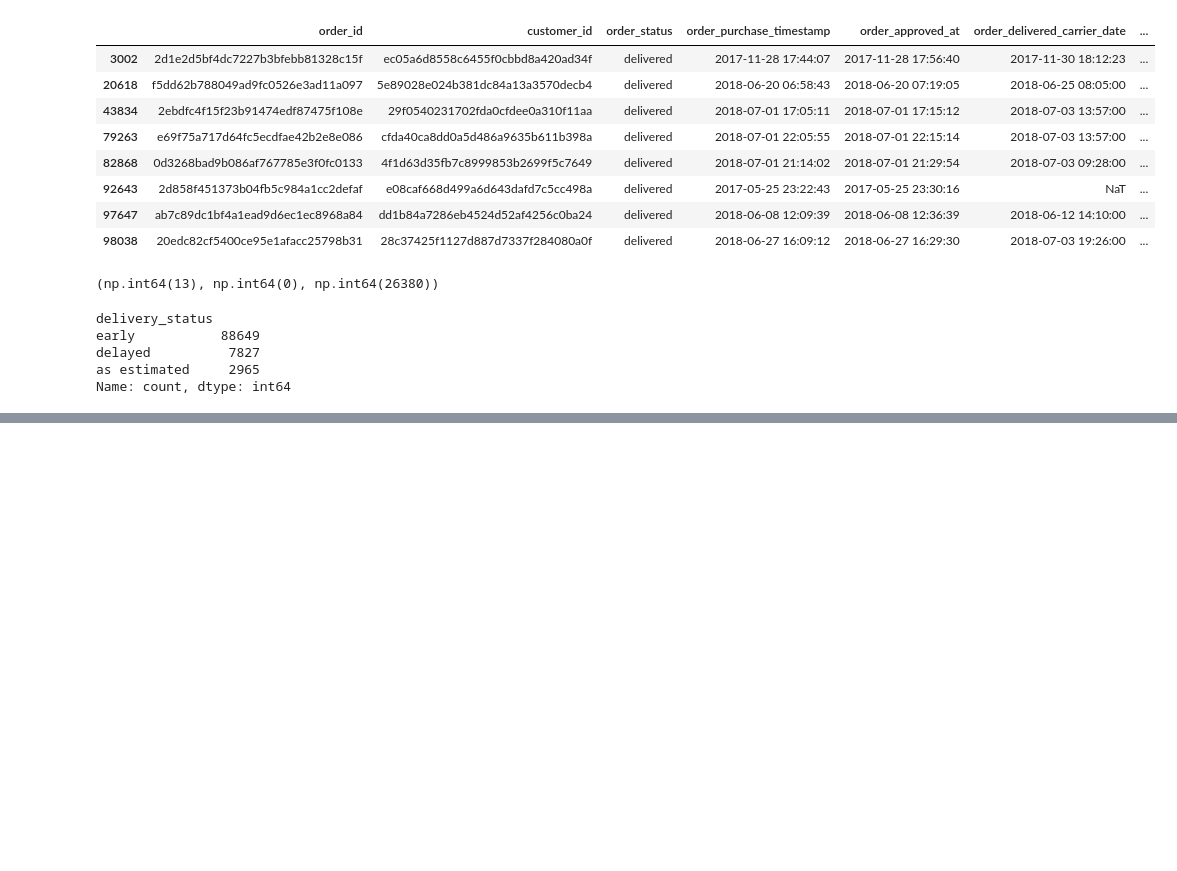
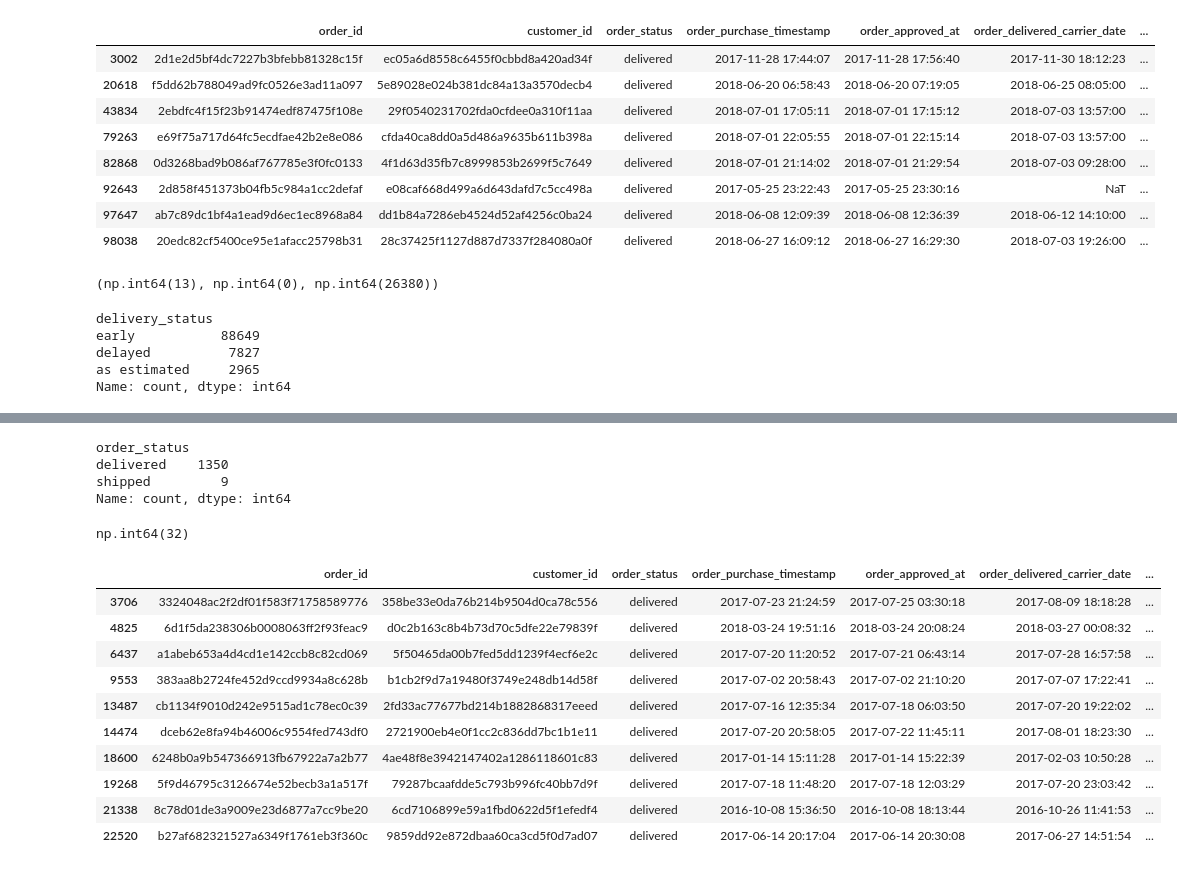
Before and after one commit to racha334/IDS-Data-Science-Internship, a Jupyter notebook: jupyter/03_analyse_orders.ipynb, the cells around one changed output, grey strips where cells are left out. Saved outputs shown, nothing was run; the diff lists cells and outputs as text; code cells hidden in the pictures; blank space fills up the shorter version.

Commit message:
Orders Cleaning 2.0

```diff
--- a/jupyter/03_analyse_orders.ipynb
+++ b/jupyter/03_analyse_orders.ipynb
@@ -225,0 +230,2 @@ Name: count, dtype: int64
+# %%
+df = df.apply(lambda col: col.str.strip() if col.dtype == "object" else col)
@@ -225,0 +246,4 @@ Name: count, dtype: int64
+# %%
+df["has_approved"] = df["order_approved_at"].notna()
+df["has_carrier_date"] = df["order_delivered_carrier_date"].notna()
+df["has_delivered_date"] = df["order_delivered_customer_date"].notna()
@@ -225,0 +281,28 @@ Name: count, dtype: int64
+# %%
+exp1["order_status"].value_counts()
+# %% [output]
+order_status
+delivered    1350
+shipped         9
+Name: count, dtype: int64
+# %%
+mask2 = df['order_delivered_carrier_date'].notna() & df['order_delivered_customer_date'].notna()
+invalid2 = (df.loc[mask2, 'order_delivered_carrier_date'] >= df.loc[mask2, 'order_delivered_customer_date'])
+invalid2.sum()
+# %% [output]
+np.int64(32)
+# %%
+exp2 = df.loc[mask2].loc[invalid2]
+exp2.head(10)
+# %% [output]
+|  | order_id | customer_id | order_status | order_purchase_timestamp | order_approved_at | order_delivered_carrier_date | ... |
+| 3706 | 3324048ac2f2df01f583f71758589776 | 358be33e0da76b214b9504d0ca78c556 | delivered | 2017-07-23 21:24:59 | 2017-07-25 03:30:18 | 2017-08-09 18:18:28 | ... |
+| 4825 | 6d1f5da238306b0008063ff2f93feac9 | d0c2b163c8b4b73d70c5dfe22e79839f | delivered | 2018-03-24 19:51:16 | 2018-03-24 20:08:24 | 2018-03-27 00:08:32 | ... |
+| 6437 | a1abeb653a4d4cd1e142ccb8c82cd069 | 5f50465da00b7fed5dd1239f4ecf6e2c | delivered | 2017-07-20 11:20:52 | 2017-07-21 06:43:14 | 2017-07-28 16:57:58 | ... |
+| 9553 | 383aa8b2724fe452d9ccd9934a8c628b | b1cb2f9d7a19480f3749e248db14d58f | delivered | 2017-07-02 20:58:43 | 2017-07-02 21:10:20 | 2017-07-07 17:22:41 | ... |
+| 13487 | cb1134f9010d242e9515ad1c78ec0c39 | 2fd33ac77677bd214b1882868317eeed | delivered | 2017-07-16 12:35:34 | 2017-07-18 06:03:50 | 2017-07-20 19:22:02 | ... |
+| 14474 | dceb62e8fa94b46006c9554fed743df0 | 2721900eb4e0f1cc2c836dd7bc1b1e11 | delivered | 2017-07-20 20:58:05 | 2017-07-22 11:45:11 | 2017-08-01 18:23:30 | ... |
+| 18600 | 6248b0a9b547366913fb67922a7a2b77 | 4ae48f8e3942147402a1286118601c83 | delivered | 2017-01-14 15:11:28 | 2017-01-14 15:22:39 | 2017-02-03 10:50:28 | ... |
+| 19268 | 5f9d46795c3126674e52becb3a1a517f | 79287bcaafdde5c793b996fc40bb7d9f | delivered | 2017-07-18 11:48:20 | 2017-07-18 12:03:29 | 2017-07-20 23:03:42 | ... |
+| 21338 | 8c78d01de3a9009e23d6877a7cc9be20 | 6cd7106899e59a1fbd0622d5f1efedf4 | delivered | 2016-10-08 15:36:50 | 2016-10-08 18:13:44 | 2016-10-26 11:41:53 | ... |
+| 22520 | b27af682321527a6349f1761eb3f360c | 9859dd92e872dbaa60ca3cd5f0d7ad07 | delivered | 2017-06-14 20:17:04 | 2017-06-14 20:30:08 | 2017-06-27 14:51:54 | ... |
```
Also changed, not shown: parts of 9 cells of this notebook, 4 other files.
